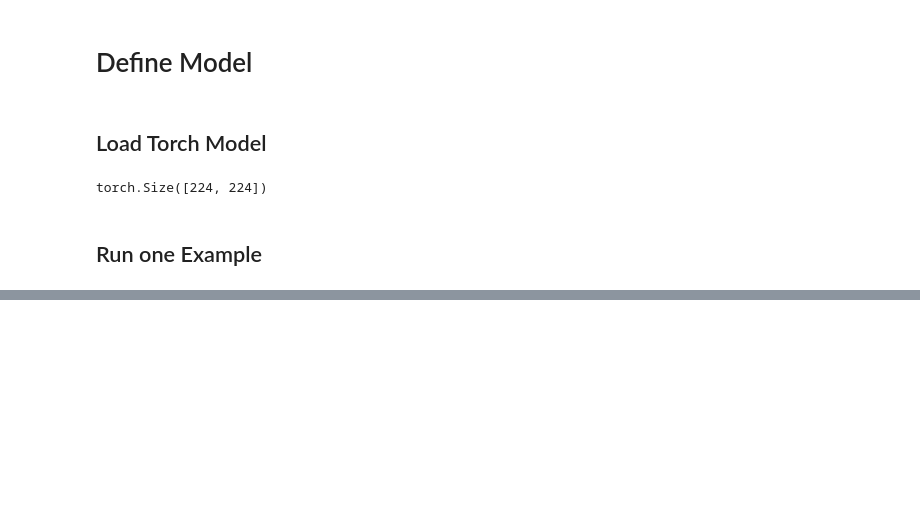
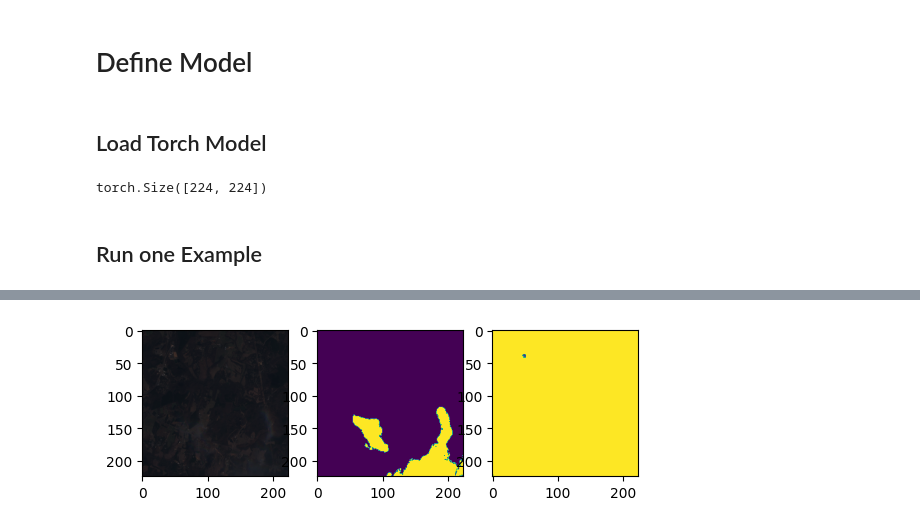
Before and after one commit to March-08/sentinel_cloud_coverage, a Jupyter notebook: notebooks/1.0-mp-show-samples.ipynb, the cells around one changed output, grey strips where cells are left out. Cells and saved outputs as stored; diff of their text form; code cells hidden in the pictures; blank space fills up the shorter version.

```diff
--- a/notebooks/1.0-mp-show-samples.ipynb
+++ b/notebooks/1.0-mp-show-samples.ipynb
@@ -100,0 +110,7 @@ plt.show()
+# %%
+def to_numpy(tensor):
+        return tensor.detach().cpu().numpy() if tensor.requires_grad else tensor.cpu().numpy()
+def preprocess(img):
+        img = torch.from_numpy(img).cpu().permute(2,0,1).unsqueeze(0)
+        img = (img - img.mean())/img.std()
+        return img.numpy()
@@ -100,0 +132,10 @@ plt.show()
+# %%
+plt.subplot(1,3,1)
+plt.imshow(img[:,:,[0,1,2]]) # for visualization we have to transpose back to HWC
+plt.subplot(1,3,2)
+plt.imshow(mask) # for visualization we have to remove 3rd dimension of mask
+plt.subplot(1,3,3)
+plt.imshow(ort_outs[0])
+plt.show()
+# %% [output]
+[figure, added]
```
Also changed, not shown: parts of 4 cells of this notebook, 5 other files.
